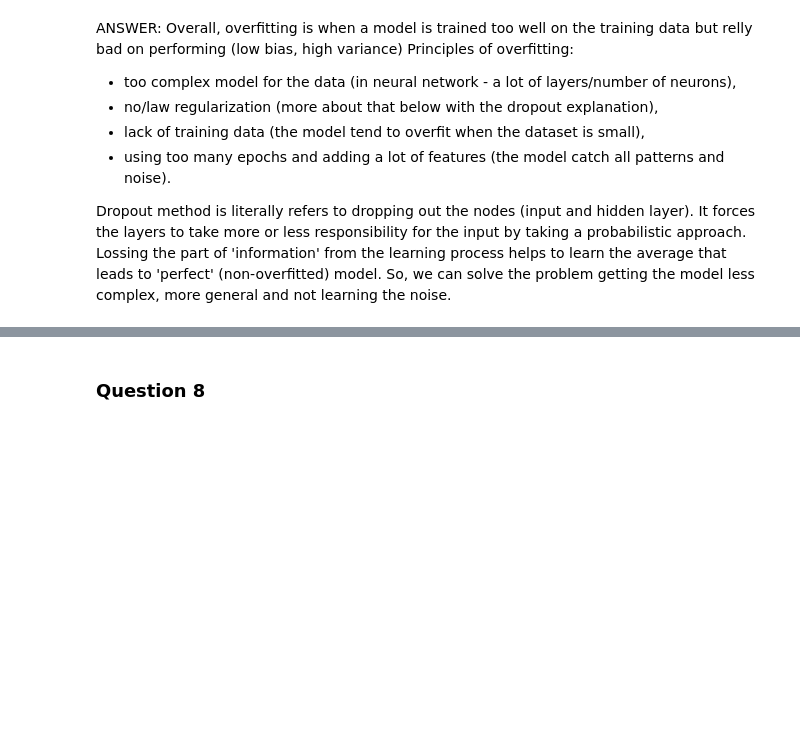
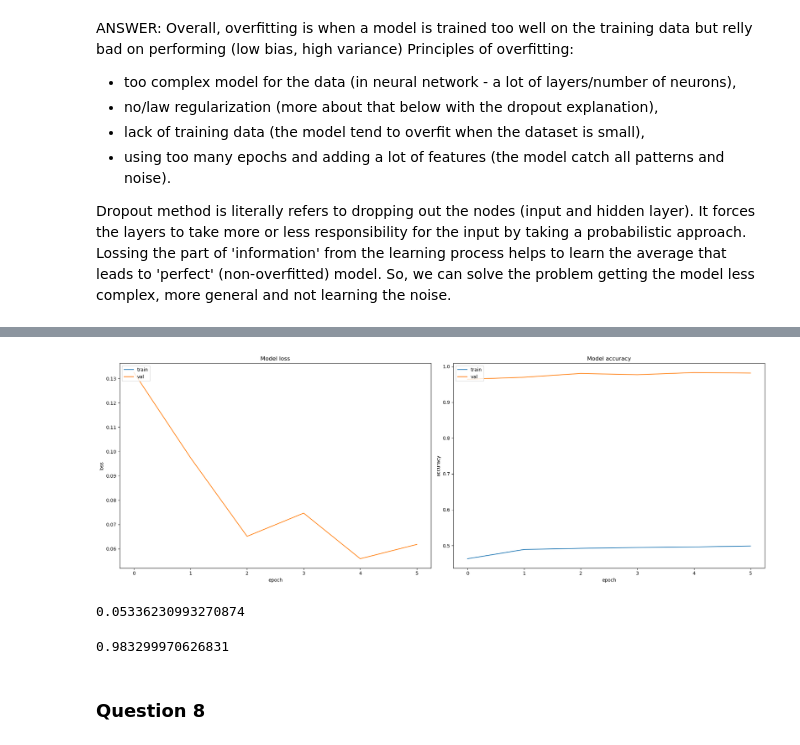
Before and after one commit to aleibz98/Human_Networks, a Jupyter notebook: HN_1_kate.ipynb, the cells around one changed output, grey strips where cells are left out. Saved outputs shown, nothing was run; the diff lists cells and outputs as text; code cells hidden in the pictures; blank space fills up the shorter version.

```diff
--- a/HN_1_kate.ipynb
+++ b/HN_1_kate.ipynb
@@ -404,18 +410,13 @@ Dropout method is literally refers to dropping out the nodes (input and hidden l
 It forces the layers to take more or less responsibility for the input by taking a probabilistic approach. Lossing the part of 'information' from the learning process helps to learn the average that leads to 'perfect' (non-overfitted) model. So, we can solve the problem getting the model less complex, more general and not learning the noise.
 # %%
 # adding dropout layer
-
-from keras.layers import Dense
-from keras.layers import MaxPooling2D
-from keras.layers import Dropout
-
 model_4 = keras.Sequential()
 model_4.add(keras.layers.Conv2D(filters=32, kernel_size=(3, 3), activation="relu", input_shape=(28, 28, 1)))
 model_4.add(keras.layers.Conv2D(filters=64, kernel_size=(3, 3), activation="relu"))
-model.add(MaxPooling2D(pool_size=(2, 2), strides=(0.25, 0.25)))
+model_4.add(keras.layers.MaxPool2D(pool_size=(2, 2)))
+model_4.add(keras.layers.Dropout(rate=0.25))
 model_4.add(keras.layers.Flatten())
-
-model_4.add(keras.layers.Dense(0.5, activation="relu"))
+model_4.add(keras.layers.Dense(128, activation="relu"))
 model_4.add(keras.layers.Dense(10, activation="softmax"))
+model_4.add(keras.layers.Dropout(rate=0.5))
 model_4.compile(loss='categorical_crossentropy',optimizer=keras.optimizers.Adadelta(learning_rate=1), metrics='accuracy')
-model_4.add(Dropout(0.5)) #  50% of the activations in that layer will be set to zero
@@ -427,0 +443,3 @@ model_4.summary()
+# %%
+history_4 = model_4.fit(x_train, y_train, batch_size=128,
+epochs=6, verbose=1, validation_split=0.2)
@@ -428,3 +459,37 @@ model_4.summary()
+# %%
+#plots with with 2 convolutional layers
+
+plt.figure(figsize=(20, 7))
+
+plt.subplot(1,2,1)
+plt.plot(history_4.history['loss'])
+plt.plot(history_4.history['val_loss'])
+plt.title('Model loss')
+plt.ylabel('loss')
+plt.xlabel('epoch')
+plt.legend(['train', 'val'], loc='upper left')
+
+plt.subplot(1,2,2)
+plt.plot(history_4.history['accuracy'])
+plt.plot(history_4.history['val_accuracy'])
+plt.title('Model accuracy')
+plt.ylabel('accuracy')
+plt.xlabel('epoch')
+plt.legend(['train', 'val'], loc='upper left')
+
+plt.tight_layout()
+plt.show()
+# %% [output]
+[figure, added]
+# %%
+loss_4, accuracy_4 = model_4.evaluate(x_test, y_test, verbose=0)
+loss_4
+# %% [output]
+0.05336230993270874
+# %%
+accuracy_4
+# %% [output]
+0.983299970626831
 # %% [markdown]
 ### Question 8
 # %% [markdown]
```
Also changed, not shown: parts of 21 cells of this notebook.
